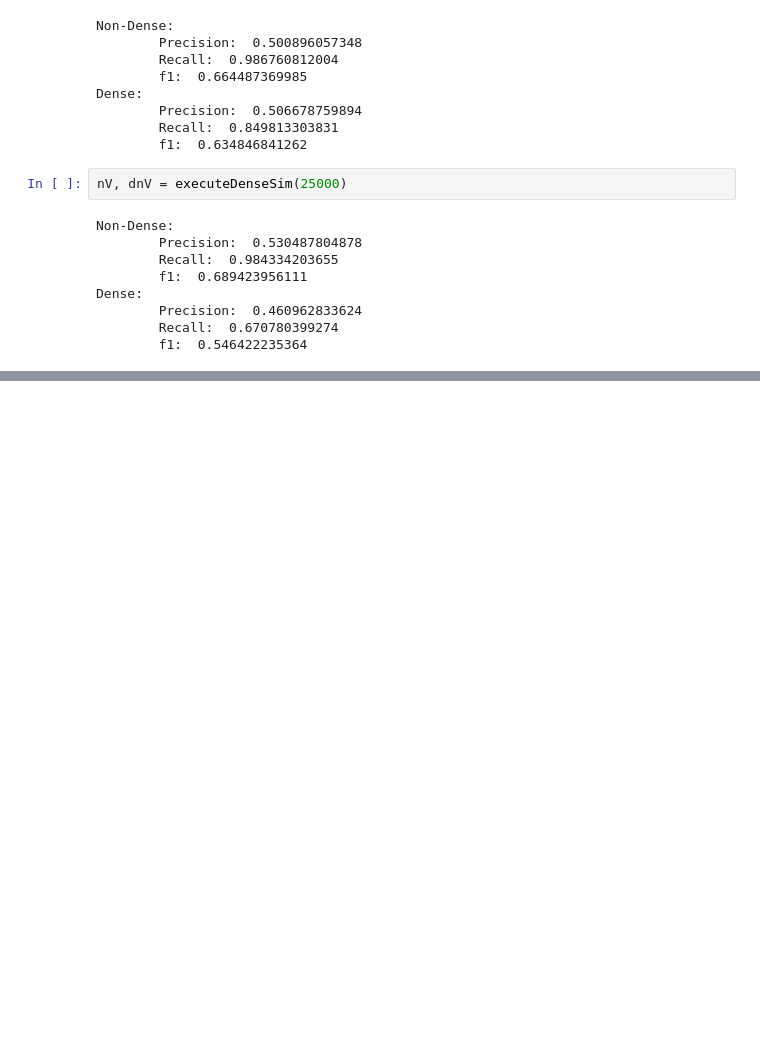
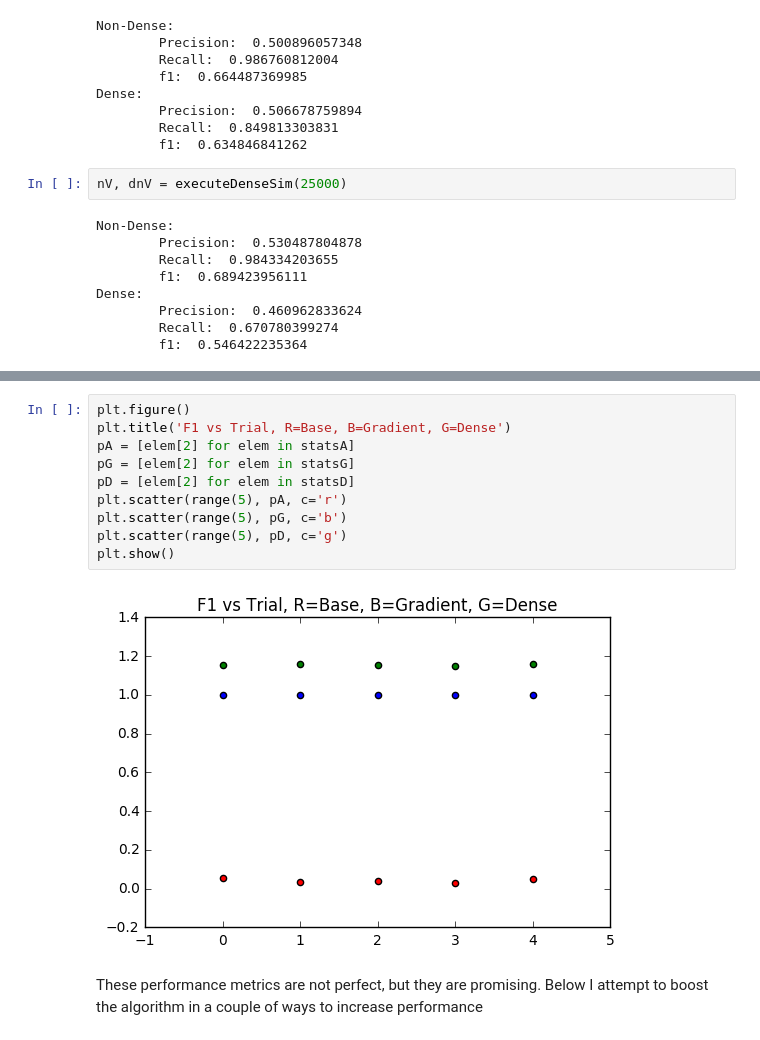
Before and after one commit to NeuroDataDesign/pan-synapse, a Jupyter notebook: background/gradientMitigation.ipynb, the cells around one changed output, grey strips where cells are left out. Cells and saved outputs as stored; diff of their text form; blank space fills up the shorter version.

```diff
--- a/background/gradientMitigation.ipynb
+++ b/background/gradientMitigation.ipynb
@@ -294,0 +459,14 @@ Dense:
+# %%
+plt.figure()
+plt.title('F1 vs Trial, R=Base, B=Gradient, G=Dense')
+pA = [elem[2] for elem in statsA]
+pG = [elem[2] for elem in statsG]
+pD = [elem[2] for elem in statsD]
+plt.scatter(range(5), pA, c='r')
+plt.scatter(range(5), pG, c='b')
+plt.scatter(range(5), pD, c='g')
+plt.show()
+# %% [output]
+[figure, added]
+# %% [markdown]
+These performance metrics are not perfect, but they are promising. Below I attempt to boost the algorithm in a couple of ways to increase performance
```
Also changed, not shown: parts of 20 cells of this notebook.
